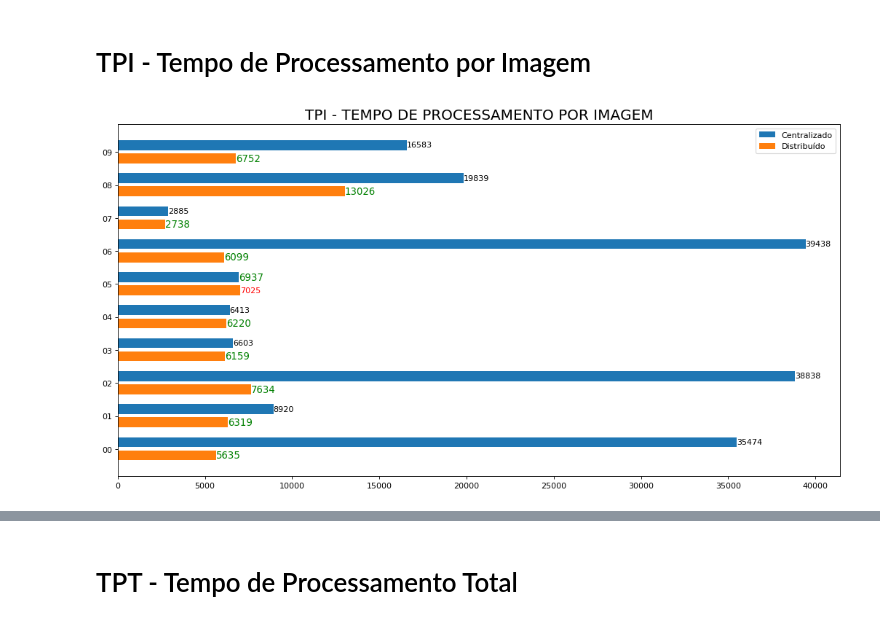
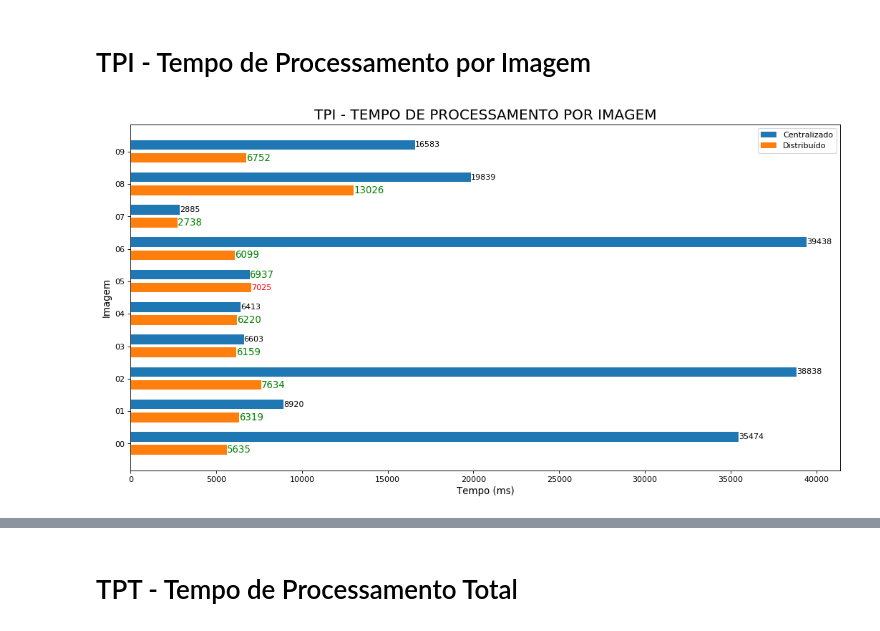
Before and after one commit to lucasebs/TCC-TELEMATICA, a Jupyter notebook: Analise_dos_Dados_Coletados.ipynb, the cells around one changed output, grey strips where cells are left out. Cells and saved outputs as stored; diff of their text form; code cells hidden in the pictures.

```diff
--- a/Analise_dos_Dados_Coletados.ipynb
+++ b/Analise_dos_Dados_Coletados.ipynb
@@ -53,31 +53,33 @@ plt.barh(bars1, r1, height = barWidth, label='Centralizado')
 plt.barh(bars2, r2, height = barWidth, label='Distribuído')
 
 # Create legend
 plt.legend()
 
 # Text below each barplot
 plt.yticks([r - barWidth + .09 for r in range(len(r3))], data.sort_values("image")["image"])
 
 # Create labels
 for i in range(len(r3)):
     if (r1[i] > r2[i]):
         color1 = 'black'
         color2 = 'green'
         size1 = 10
         size2 = 12
     else:
         color1 = 'green'
         color2 = 'red'
         size1 = 12
         size2 = 10
 
     plt.text(x = r1[i] , y = bars1[i], s = r1[i], size = size1, color=color1,
             horizontalalignment='left', verticalalignment='center')
     plt.text(x = r2[i] , y = bars2[i], s = r2[i], size = size2, color=color2,
             horizontalalignment='left', verticalalignment='center')
 
 # Show graphic
 plt.title("TPI - TEMPO DE PROCESSAMENTO POR IMAGEM",fontsize=18)
+plt.xlabel('Tempo (ms)', fontsize=12)
+plt.ylabel('Imagem', fontsize=12)
 plt.show()
 # %% [output]
-[figure, old version]
+[figure, new version]
```
Also changed, not shown: parts of 8 cells of this notebook.
